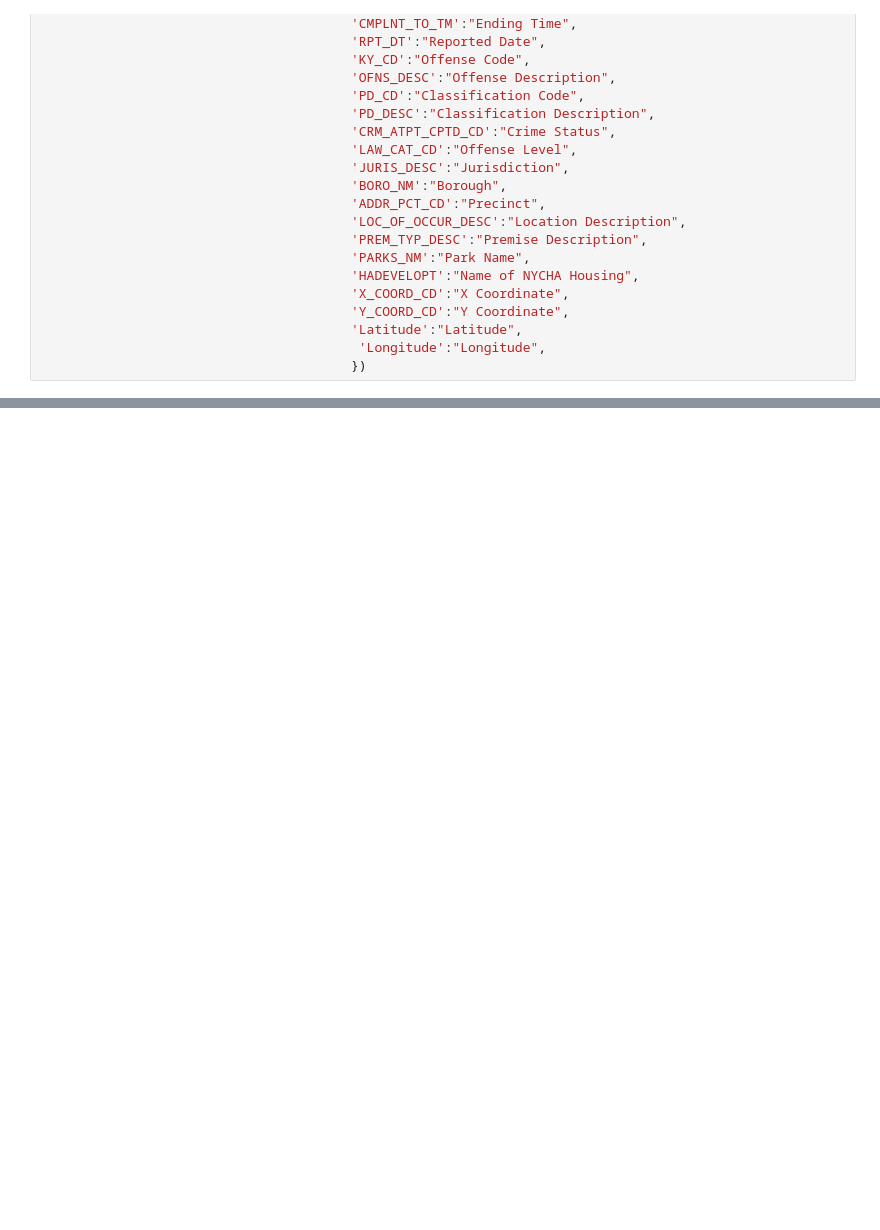
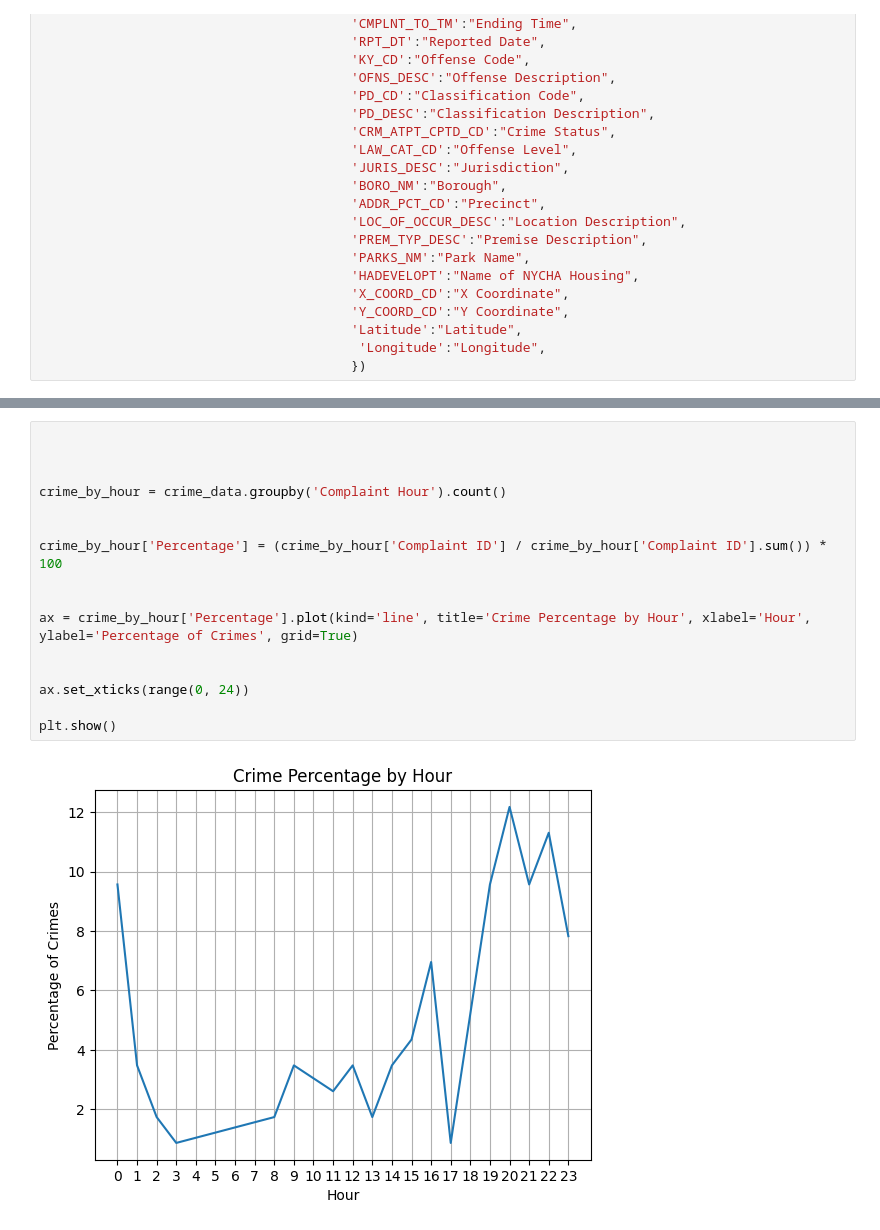
Before and after one commit to SofiaFrrokaj/Group-1---Project-1, a Jupyter notebook: nyc_crime.ipynb, the cells around one changed output, grey strips where cells are left out. Cells and saved outputs as stored; diff of their text form; blank space fills up the shorter version.

```diff
--- a/nyc_crime.ipynb
+++ b/nyc_crime.ipynb
@@ -72,0 +174,18 @@ crime_data.head()
+# %%
+
+
+
+crime_by_hour = crime_data.groupby('Complaint Hour').count()
+
+
+crime_by_hour['Percentage'] = (crime_by_hour['Complaint ID'] / crime_by_hour['Complaint ID'].sum()) * 100
+
+
+ax = crime_by_hour['Percentage'].plot(kind='line', title='Crime Percentage by Hour', xlabel='Hour', ylabel='Percentage of Crimes', grid=True)
+
+
+ax.set_xticks(range(0, 24))
+
+plt.show()
+# %% [output]
+[figure, added]
```
Also changed, not shown: parts of 16 cells of this notebook.
